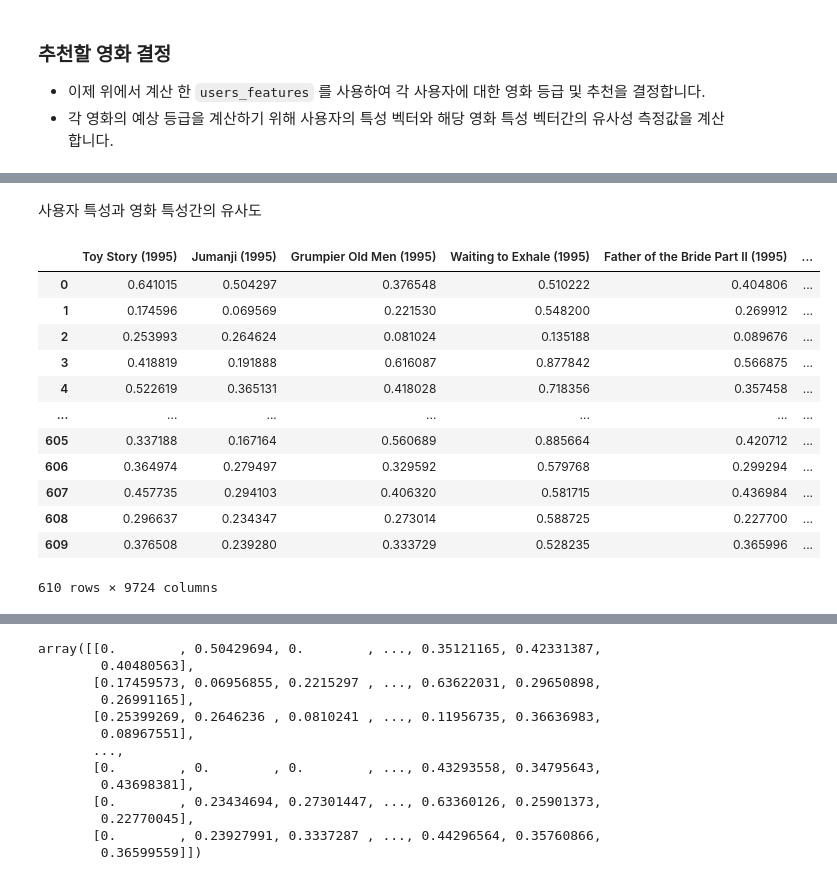
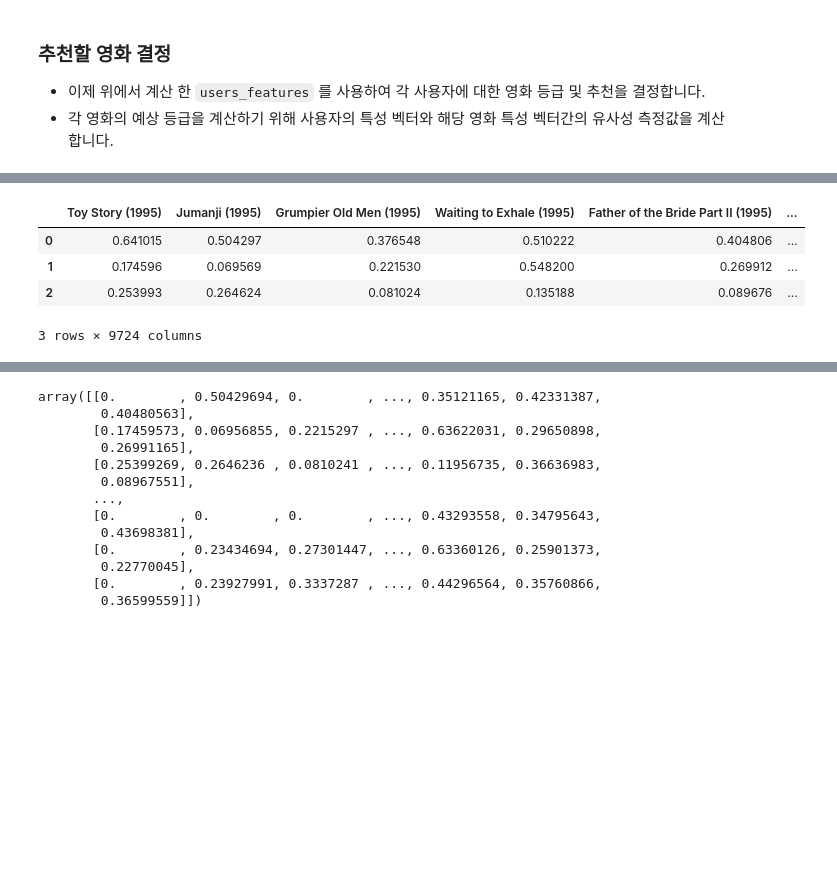
Before and after one commit to ironmanciti/Recommenders_Lecture, a Jupyter notebook: 111_content_based_filtering_Large_Data.ipynb, the cells around one changed output, grey strips where cells are left out. Cells and saved outputs as stored; diff of their text form; code cells hidden in the pictures; blank space fills up the shorter version.

```diff
--- a/111_content_based_filtering_Large_Data.ipynb
+++ b/111_content_based_filtering_Large_Data.ipynb
@@ -143,0 +113,4 @@ print([genre in genres for genre in features])
+# %%
+# features라는 리스트에 있는 각 genre 요소가 문자열 genres에 포함되어 있는지 여부를 확인하는 리스트 컴프리헨션
+genres = 'Adventure|Animation|Children|Comedy|Fantasy'
+print([genre in genres for genre in features])
@@ -146,6 +127,6 @@ print([genre in genres for genre in features])
 def genre_vector(genres):
     return np.array([genre in genres for genre in features], dtype=np.float32)
 
-df_movies['genre_vec'] = df_movies['genres'].apply(genre_vector)
-df_movies.head(3)
+df_rated_movies.loc[:, 'genre_vec'] = df_rated_movies.loc[:, 'genres'].apply(genre_vector)
+df_rated_movies.head(3)
 # %% [output]
@@ -155,7 +141,7 @@ df_movies.head(3)
 | 2 | Jumanji (1995) | [Adventure, Children, Fantasy] | [0.0, 0.0, 1.0, 0.0, 1.0, 0.0, 0.... |
 | 3 | Grumpier Old Men (1995) | [Comedy, Romance] | [0.0, 0.0, 0.0, 0.0, 0.0, 1.0, 0.... |
 # %%
-df_movies_features = pd.DataFrame(np.vstack(df_movies['genre_vec']), columns=features)
+df_movies_features = pd.DataFrame(np.vstack(df_rated_movies['genre_vec']), columns=features)
 print(df_movies_features.shape)
 df_movies_features.head(3)
 # %% [output]
@@ -188,7 +166,7 @@ users_movies.shape, movies_features.shape
 ((610, 9724), (9724, 20))
 # %%
 # 사용자 특성 Matrix 생성
-users_features = np.matmul(users_movies, movies_features)
+users_features = np.matmul(users_seen_movies, movies_features)
 users_features
 # %% [output]
 array([[   0. ,  389. ,  373. , ...,  228. ,   99. ,   30. ],
@@ -296,19 +254,9 @@ array([[0.64101541, 0.50429694, 0.37654777, ..., 0.35121165, 0.42331387,
-# %% [markdown]
-사용자 특성과 영화 특성간의 유사도
 # %%
-df_all_users_ratings = pd.DataFrame(all_users_ratings, columns=movies)
-df_all_users_ratings
+df_all_users_ratings = pd.DataFrame(all_users_ratings, columns=movie_names_list)
+df_all_users_ratings.head(3)
 # %% [output]
 |  | Toy Story (1995) | Jumanji (1995) | Grumpier Old Men (1995) | Waiting to Exhale (1995) | Father of the Bride Part II (1995) | ... |
 | 0 | 0.641015 | 0.504297 | 0.376548 | 0.510222 | 0.404806 | ... |
 | 1 | 0.174596 | 0.069569 | 0.221530 | 0.548200 | 0.269912 | ... |
 | 2 | 0.253993 | 0.264624 | 0.081024 | 0.135188 | 0.089676 | ... |
-| 3 | 0.418819 | 0.191888 | 0.616087 | 0.877842 | 0.566875 | ... |
-| 4 | 0.522619 | 0.365131 | 0.418028 | 0.718356 | 0.357458 | ... |
-| ... | ... | ... | ... | ... | ... | ... |
-| 605 | 0.337188 | 0.167164 | 0.560689 | 0.885664 | 0.420712 | ... |
-| 606 | 0.364974 | 0.279497 | 0.329592 | 0.579768 | 0.299294 | ... |
-| 607 | 0.457735 | 0.294103 | 0.406320 | 0.581715 | 0.436984 | ... |
-| 608 | 0.296637 | 0.234347 | 0.273014 | 0.588725 | 0.227700 | ... |
-| 609 | 0.376508 | 0.239280 | 0.333729 | 0.528235 | 0.365996 | ... |
-610 rows × 9724 columns
+3 rows × 9724 columns
```
Also changed, not shown: parts of 28 cells of this notebook, 4 other files.
